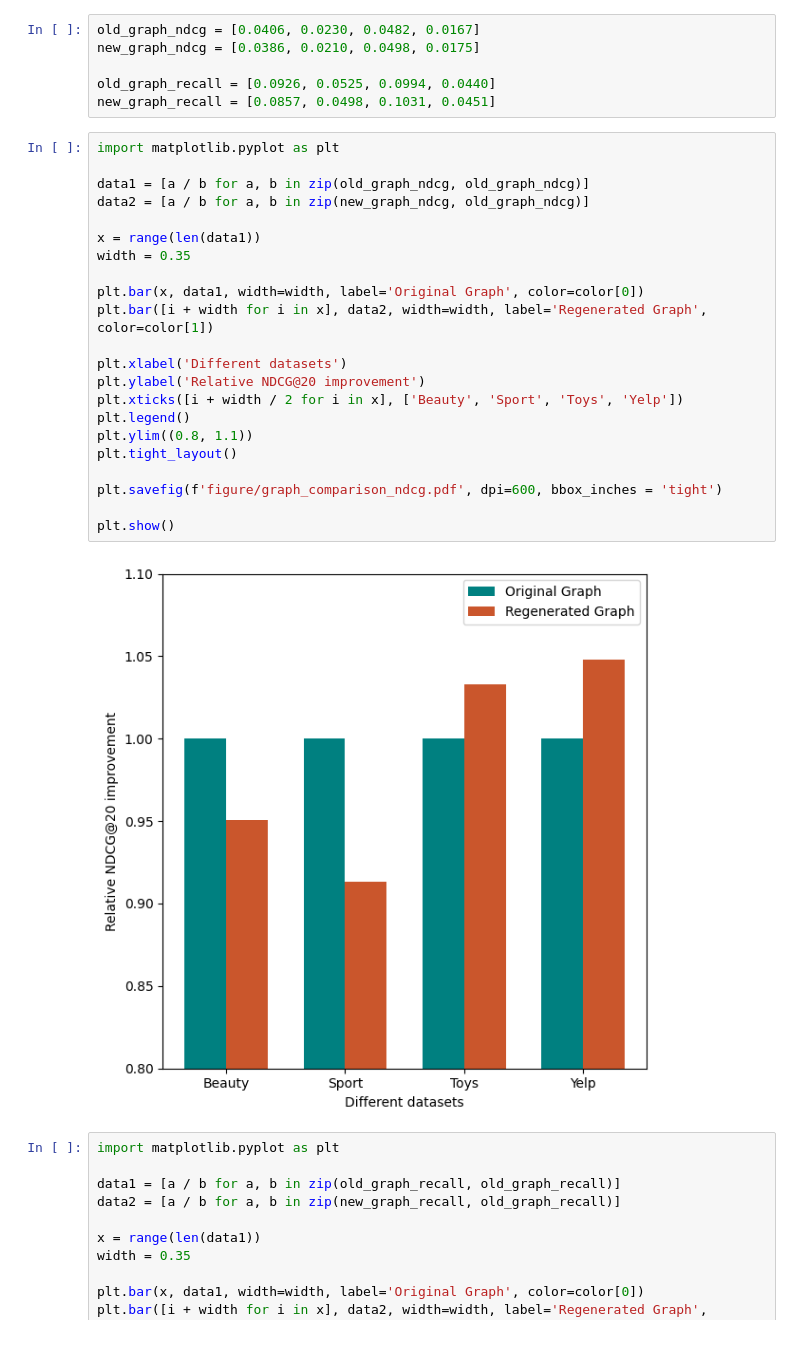
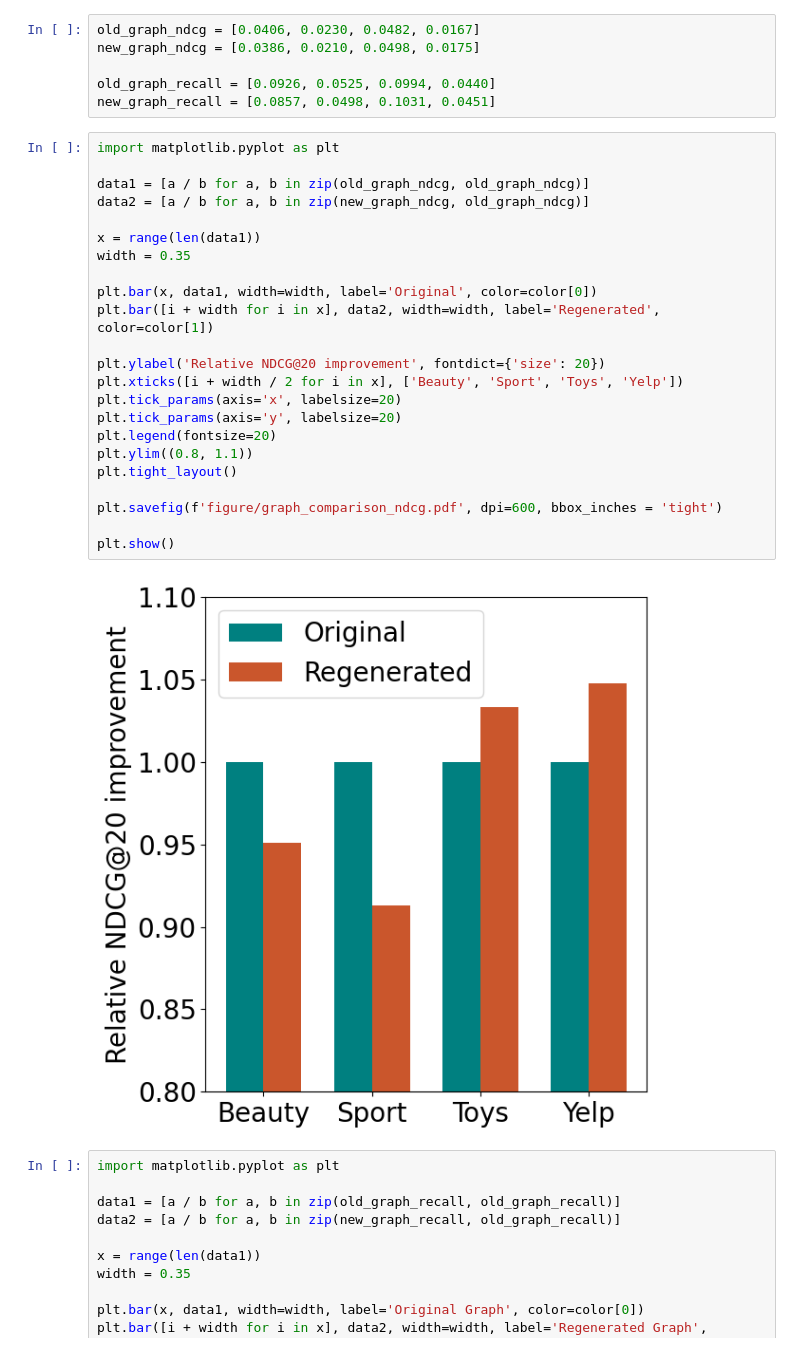
Before and after one commit to USTC-StarTeam/DR4SR, a Jupyter notebook: advanced_exp.ipynb, the cells around one changed output. Cells and saved outputs as stored; diff of their text form.

```diff
--- a/advanced_exp.ipynb
+++ b/advanced_exp.ipynb
@@ -44,27 +76,28 @@ new_graph_recall = [0.0857, 0.0498, 0.1031, 0.0451]
 # %%
 import matplotlib.pyplot as plt
 
 data1 = [a / b for a, b in zip(old_graph_ndcg, old_graph_ndcg)]
 data2 = [a / b for a, b in zip(new_graph_ndcg, old_graph_ndcg)]
 
 x = range(len(data1))
 width = 0.35
 
-plt.bar(x, data1, width=width, label='Original Graph', color=color[0])
-plt.bar([i + width for i in x], data2, width=width, label='Regenerated Graph', color=color[1])
+plt.bar(x, data1, width=width, label='Original', color=color[0])
+plt.bar([i + width for i in x], data2, width=width, label='Regenerated', color=color[1])
 
-plt.xlabel('Different datasets')
-plt.ylabel('Relative NDCG@20 improvement')
+plt.ylabel('Relative NDCG@20 improvement', fontdict={'size': 20})
 plt.xticks([i + width / 2 for i in x], ['Beauty', 'Sport', 'Toys', 'Yelp'])
-plt.legend()
+plt.tick_params(axis='x', labelsize=20)
+plt.tick_params(axis='y', labelsize=20)
+plt.legend(fontsize=20)
 plt.ylim((0.8, 1.1))
 plt.tight_layout()
 
 plt.savefig(f'figure/graph_comparison_ndcg.pdf', dpi=600, bbox_inches = 'tight')
 
 plt.show()
 # %% [output]
-[figure, old version]
+[figure, new version]
 # %%
 import matplotlib.pyplot as plt
 
```
Also changed, not shown: parts of 3 cells of this notebook, 22 other files.
